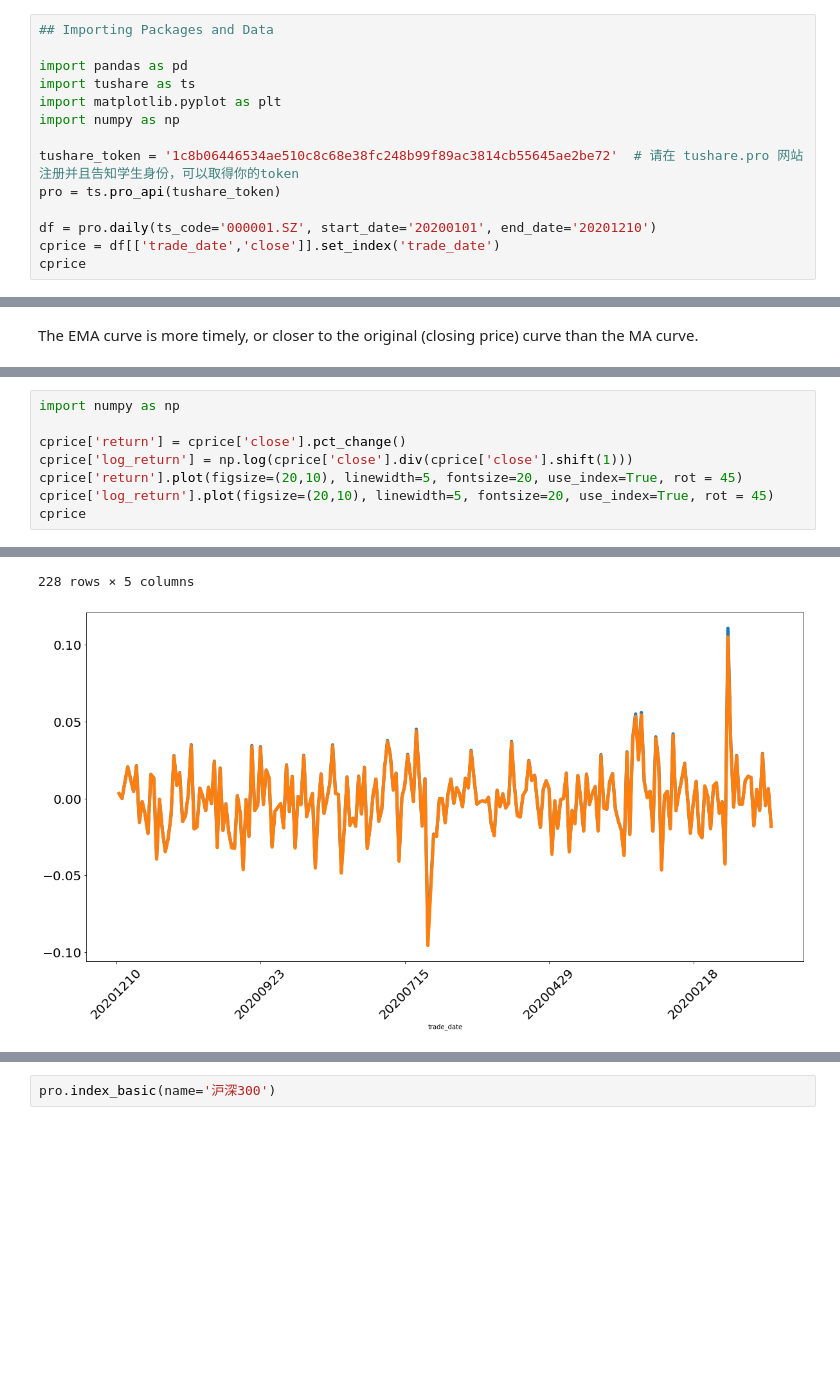
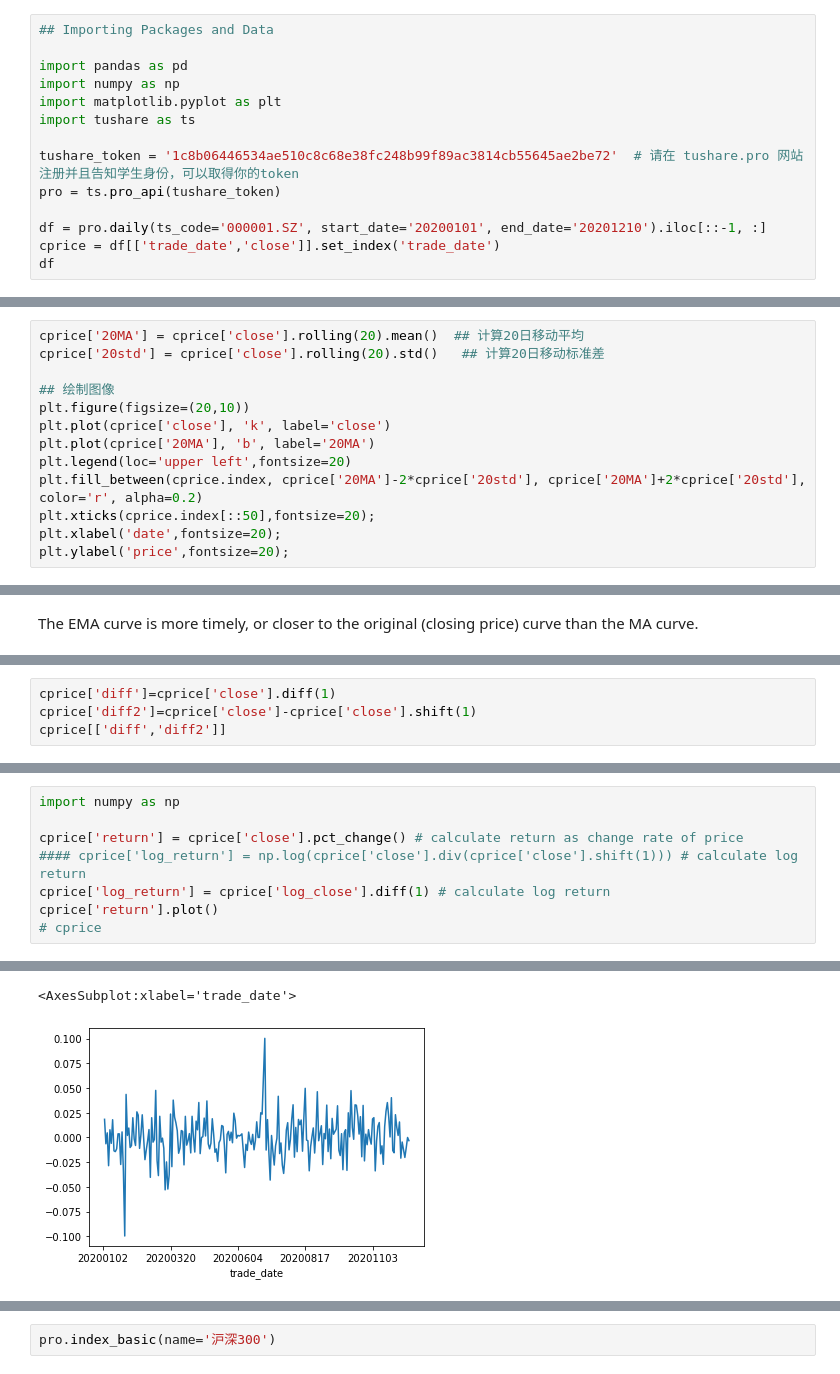
Before and after one commit to superMC5657/jrxy_python_course, a Jupyter notebook: ProgramSession/time_series_learn.ipynb, the cells around one changed output, grey strips where cells are left out. Saved outputs shown, nothing was run; the diff lists cells and outputs as text; blank space fills up the shorter version.

```diff
--- a/ProgramSession/time_series_learn.ipynb
+++ b/ProgramSession/time_series_learn.ipynb
@@ -40,14 +40,14 @@ pandas, numpy, matplotlib, scipy, seaborn, statsmodels...
 ## Importing Packages and Data
 
 import pandas as pd
+import numpy as np
+import matplotlib.pyplot as plt
 import tushare as ts
-import matplotlib.pyplot as plt
-import numpy as np
 
 tushare_token = '1c8b06446534ae510c8c68e38fc248b99f89ac3814cb55645ae2be72'  # 请在 tushare.pro 网站注册并且告知学生身份，可以取得你的token
 pro = ts.pro_api(tushare_token)
 
-df = pro.daily(ts_code='000001.SZ', start_date='20200101', end_date='20201210')
+df = pro.daily(ts_code='000001.SZ', start_date='20200101', end_date='20201210').iloc[::-1, :]
 cprice = df[['trade_date','close']].set_index('trade_date')
-cprice
+df
 # %% [output]
@@ -96 +113,14 @@ In statistics, a moving average is a calculation used to analyze data points by
 - closed：指定区间的开闭
+# %%
+cprice['20MA'] = cprice['close'].rolling(20).mean()  ## 计算20日移动平均
+cprice['20std'] = cprice['close'].rolling(20).std()   ## 计算20日移动标准差
+
+## 绘制图像
+plt.figure(figsize=(20,10))
+plt.plot(cprice['close'], 'k', label='close')
+plt.plot(cprice['20MA'], 'b', label='20MA')
+plt.legend(loc='upper left',fontsize=20)
+plt.fill_between(cprice.index, cprice['20MA']-2*cprice['20std'], cprice['20MA']+2*cprice['20std'], color='r', alpha=0.2)
+plt.xticks(cprice.index[::50],fontsize=20);
+plt.xlabel('date',fontsize=20);
+plt.ylabel('price',fontsize=20);
@@ -145,0 +177,4 @@ The EMA curve is more timely, or closer to the original (closing price) curve th
+# %%
+cprice['diff']=cprice['close'].diff(1)
+cprice['diff2']=cprice['close']-cprice['close'].shift(1)
+cprice[['diff','diff2']]
@@ -158,9 +248,9 @@ Series and DataFrame have a method `pct_change()` to compute the percent change
 # %%
 import numpy as np
 
-cprice['return'] = cprice['close'].pct_change()
-cprice['log_return'] = np.log(cprice['close'].div(cprice['close'].shift(1)))
-cprice['return'].plot(figsize=(20,10), linewidth=5, fontsize=20, use_index=True, rot = 45)
-cprice['log_return'].plot(figsize=(20,10), linewidth=5, fontsize=20, use_index=True, rot = 45)
-cprice
+cprice['return'] = cprice['close'].pct_change() # calculate return as change rate of price
+#### cprice['log_return'] = np.log(cprice['close'].div(cprice['close'].shift(1))) # calculate log return
+cprice['log_return'] = cprice['log_close'].diff(1) # calculate log return
+cprice['return'].plot()
+# cprice
 # %% [output]
@@ -180,3 +257,3 @@ cprice
-228 rows × 5 columns
+<AxesSubplot:xlabel='trade_date'>
-[figure, old version]
+[figure, new version]
 # %% [markdown]
```
Also changed, not shown: parts of 31 cells of this notebook.
